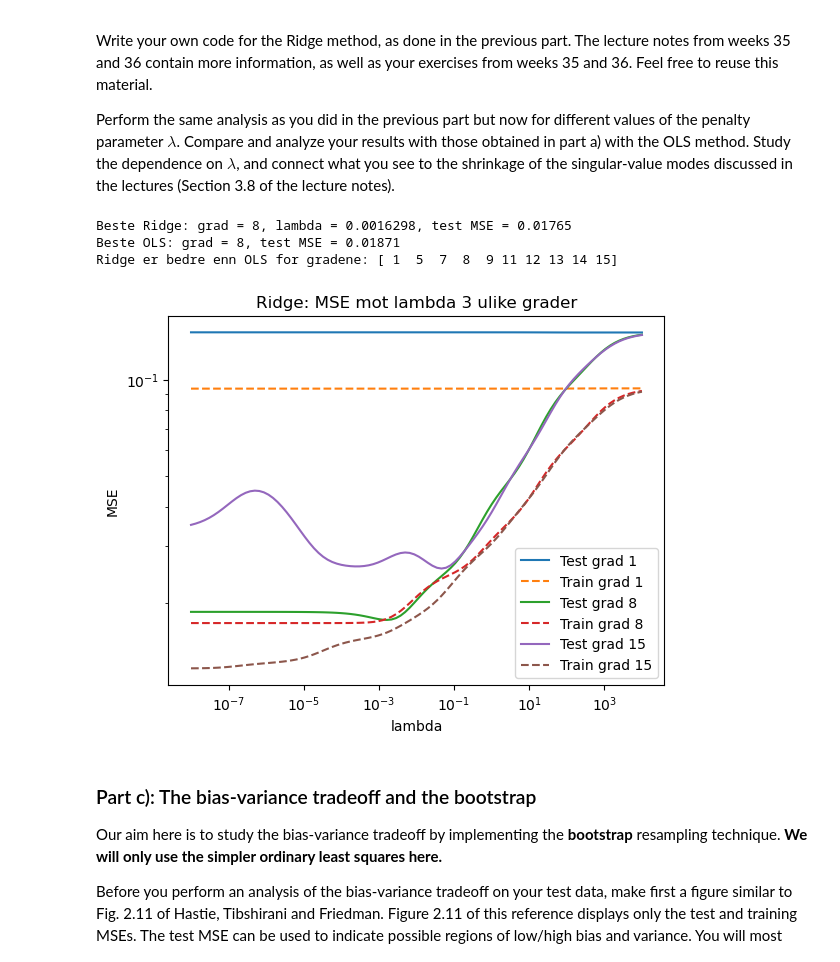
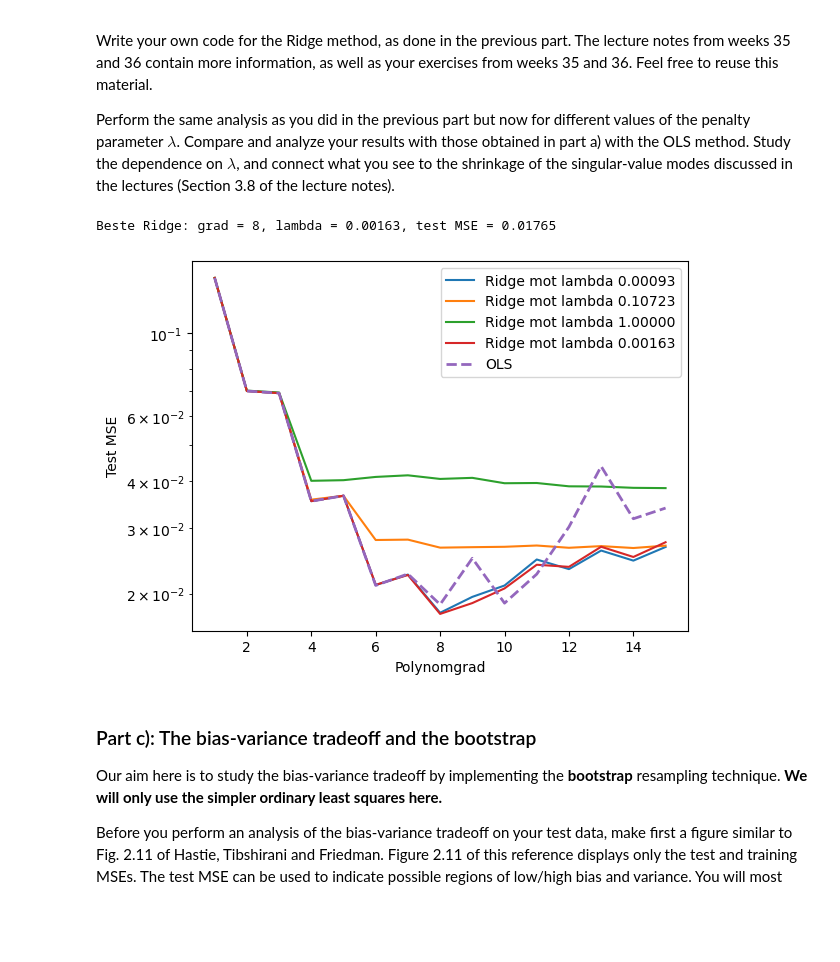
Before and after one commit to GardKL/Project1, a Jupyter notebook: Project1.ipynb, the cells around one changed output. Saved outputs shown, nothing was run; the diff lists cells and outputs as text; code cells hidden in the pictures; blank space fills up the shorter version.

Commit message:
lambda mot polynom

```diff
--- a/Project1.ipynb
+++ b/Project1.ipynb
@@ -335,66 +335,53 @@ for degree in degrees:
         r2_train = r2_score(y_train,y_train_pred)
         r2_test = r2_score(y_test, y_test_pred)
 
         msetest_ridge.append(mse_test)
         msetrain_ridge.append(mse_train)
         r2test_ridge.append(r2_test)
         r2train_ridge.append(r2_train)
 
         thetalist_b.append(theta)
 
 msetrain_ridge_2d = np.array(msetrain_ridge).reshape(len(degrees), N)
 msetest_ridge_2d = np.array(msetest_ridge).reshape(len(degrees), N)
 r2train_ridge_2d = np.array(r2train_ridge).reshape(len(degrees),N)
 r2test_ridge_2d = np.array(r2test_ridge).reshape(len(degrees),N)
 
 
 #Finne beste grad og tilsvarende lambda for Ridge og dens MSE
 #-------------------------------------------------
 best_flat_index = np.argmin(msetest_ridge_2d)
 best_i, best_j = np.unravel_index(best_flat_index, msetest_ridge_2d.shape)
 best_degree_ridge = degrees[best_i]
-best_lambda_ridge = lmbdas[best_j]
-best_mse_ridge = msetest_ridge_2d[best_i, best_j]
-print(f"Beste Ridge: grad = {best_degree_ridge}, lambda = {best_lambda_ridge:.5g}, test MSE = {best_mse_ridge:.5f}")
+print(f"Beste Ridge: grad = {best_degree_ridge}, lambda = {lmbdas[best_j]:.5f}, test MSE = {msetest_ridge_2d[best_i,best_j]:.5f}")
 #--------------------------------------------------
 
-#Gjøre tilsvarende for OLS fra oppgave a
-#---------------------------------------------------------
-best_degree_index_ols = np.argmin(mse_test_list)
-best_degree_ols = degrees[best_degree_index_ols]
-best_mse_ols = mse_test_list[best_degree_index_ols]
-print(f"Beste OLS: grad = {best_degree_ols}, test MSE = {best_mse_ols:.5f}")
-#-----------------------------------------------------------
+prøve_lambda = [0.001, 0.1, 1]
+lambda_index = []
 
-#sjekker beste ridge MSE for hver eneste grad
-#-------------------------------------------------------
-best_ridge_per_degree = np.min(msetest_ridge_2d, axis=1)
+#Sette opp en løkke for å få de lambda verdiene som er nærmest de vi er ute etter
+for target in prøve_lambda:
+    verdier = np.argmin(np.abs(lmbdas - target))
+    lambda_index.append(verdier)
 
-#Finne ut for hvilke grader ridge er bedre enn OLS
-mse_test_list = np.array(mse_test_list)
-ridge_bedre_mask = best_ridge_per_degree < mse_test_list
-degrees_hvor_ridge_best = np.array(degrees)[ridge_bedre_mask]
-print("Ridge er bedre enn OLS for gradene:", degrees_hvor_ridge_best)
-#--------------------------------------------------------
+lambda_index.append(best_j)
 
-#Bestemmer å plotte for grad 0, beste ridge verdi, og grad 15
-polynomer = [0, best_i, len(degrees) - 1]
-plt.figure()
-for i in polynomer:
-    plt.plot(lmbdas, msetest_ridge_2d[i,:], label= f"Test grad {degrees[i]}")
-    plt.plot(lmbdas, msetrain_ridge_2d[i,:], linestyle = "--" ,label =f"Train grad {degrees[i]}")
-plt.xscale("log")
+for j in lambda_index:
+    plt.plot(degrees, msetest_ridge_2d[:,j], label =f"Ridge mot lambda {lmbdas[j]:.5f}")
+
+plt.plot(degrees, mse_test_list, label = "OLS", linestyle = "--", linewidth = 2)
 plt.yscale("log")
-plt.xlabel("lambda")
-plt.ylabel("MSE")
-plt.title("Ridge: MSE mot lambda 3 ulike grader")
+plt.xlabel("Polynomgrad")
+plt.ylabel("Test MSE")
 plt.legend()
 plt.show()
+
+
+
+grader_å_vise =
 # %% [output]
-Beste Ridge: grad = 8, lambda = 0.0016298, test MSE = 0.01765
-Beste OLS: grad = 8, test MSE = 0.01871
-Ridge er bedre enn OLS for gradene: [ 1  5  7  8  9 11 12 13 14 15]
+Beste Ridge: grad = 8, lambda = 0.00163, test MSE = 0.01765
-[figure, old version]
+[figure, new version]
 # %% [markdown]
 ### Part c): The bias-variance tradeoff and the bootstrap
 
```
Also changed, not shown: parts of 1 cell of this notebook.
